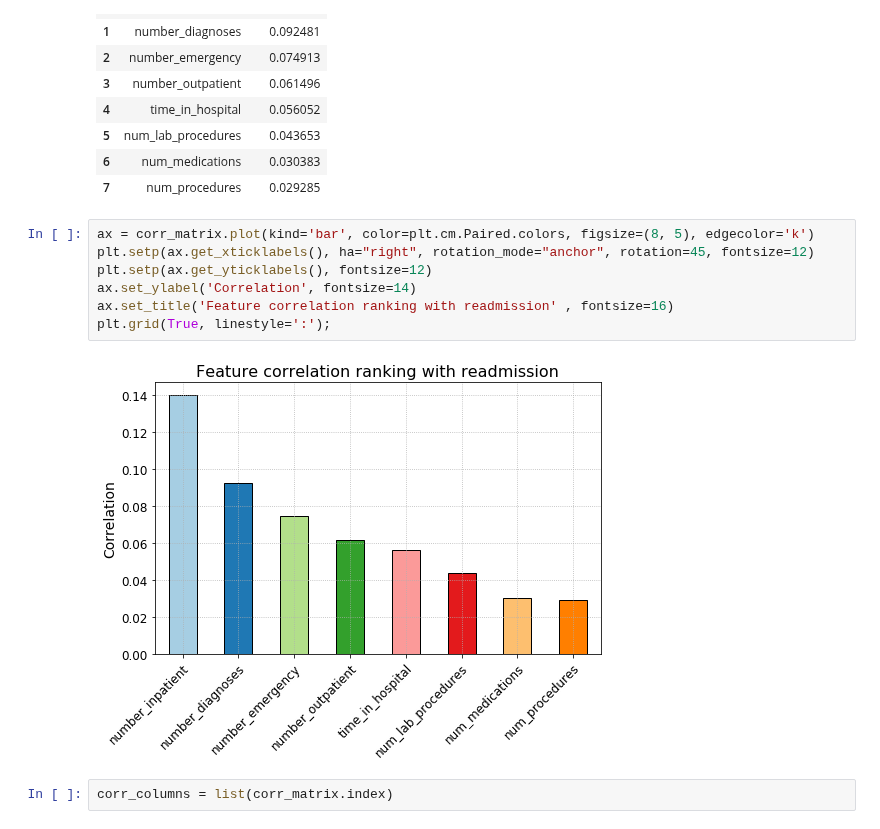
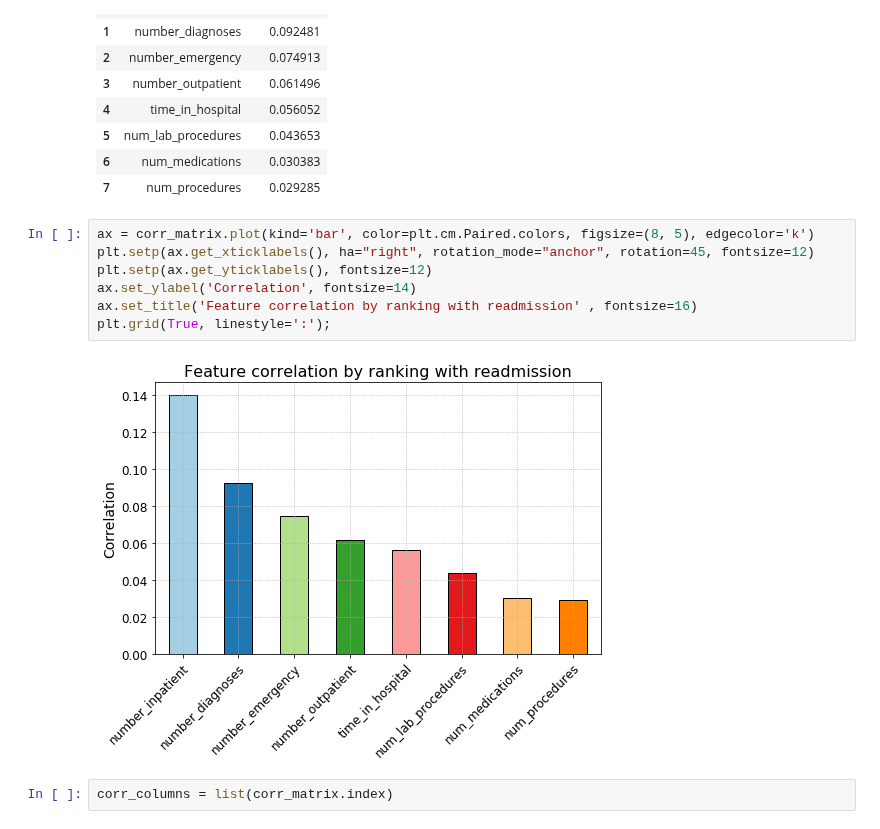
Before and after one commit to capac/kaggle-notebooks, a Jupyter notebook: diabetes-in-130-US-hospitals/2-checking-algorithms.ipynb, the cells around one changed output. Cells and saved outputs as stored; diff of their text form.

```diff
--- a/diabetes-in-130-US-hospitals/2-checking-algorithms.ipynb
+++ b/diabetes-in-130-US-hospitals/2-checking-algorithms.ipynb
@@ -68,12 +68,12 @@ corr_matrix.reset_index().rename(columns={'index': 'Feature', 'readmitted': 'Cor
 # %%
 ax = corr_matrix.plot(kind='bar', color=plt.cm.Paired.colors, figsize=(8, 5), edgecolor='k')
 plt.setp(ax.get_xticklabels(), ha="right", rotation_mode="anchor", rotation=45, fontsize=12)
 plt.setp(ax.get_yticklabels(), fontsize=12)
 ax.set_ylabel('Correlation', fontsize=14)
-ax.set_title('Feature correlation ranking with readmission' , fontsize=16)
+ax.set_title('Feature correlation by ranking with readmission' , fontsize=16)
 plt.grid(True, linestyle=':');
 # %% [output]
-[figure, old version]
+[figure, new version]
 # %%
 corr_columns = list(corr_matrix.index)
 # %% [markdown]
```
Also changed, not shown: parts of 3 cells of this notebook.
